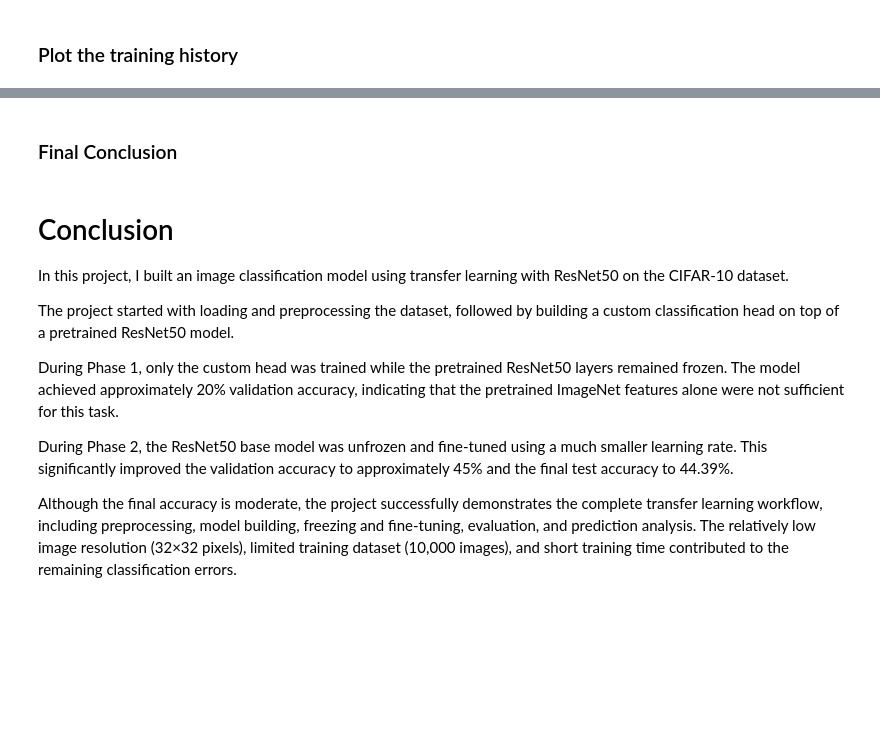
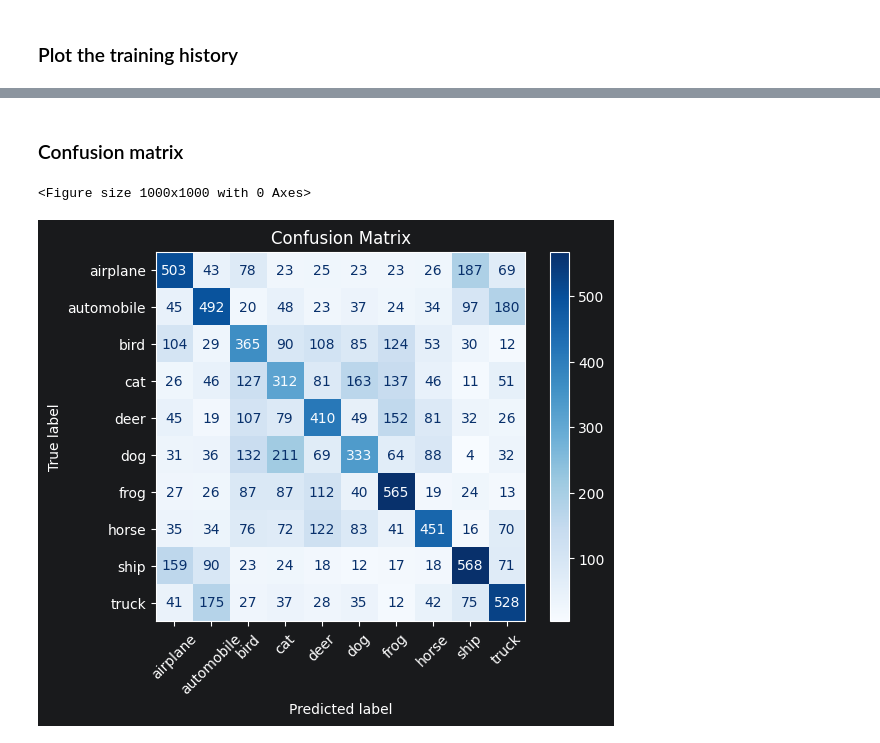
Before and after one commit to pavlovamarija-sys/CIFAR10-Computer-Vision-Transfer-Learning, a Jupyter notebook: notebooks/cifar10_transfer_learning.ipynb, the cells around one changed output, grey strips where cells are left out. Drawn from its saved outputs; the diff is of its cells as text; code cells hidden in the pictures; blank space fills up the shorter version.

Commit message:
Complete CIFAR-10 transfer learning project

```diff
--- a/notebooks/cifar10_transfer_learning.ipynb
+++ b/notebooks/cifar10_transfer_learning.ipynb
@@ -387,14 +391,19 @@ plt.show()
-# %% [markdown]
-### Final Conclusion
-# %% [markdown]
-# Conclusion
-
-In this project, I built an image classification model using transfer learning with ResNet50 on the CIFAR-10 dataset.
-
-The project started with loading and preprocessing the dataset, followed by building a custom classification head on top of a pretrained ResNet50 model.
-
-During Phase 1, only the custom head was trained while the pretrained ResNet50 layers remained frozen. The model achieved approximately 20% validation accuracy, indicating that the pretrained ImageNet features alone were not sufficient for this task.
-
-During Phase 2, the ResNet50 base model was unfrozen and fine-tuned using a much smaller learning rate. This significantly improved the validation accuracy to approximately 45% and the final test accuracy to 44.39%.
-
-Although the final accuracy is moderate, the project successfully demonstrates the complete transfer learning workflow, including preprocessing, model building, freezing and fine-tuning, evaluation, and prediction analysis. The relatively low image resolution (32×32 pixels), limited training dataset (10,000 images), and short training time contributed to the remaining classification errors.
+# %% [markdown]
+### Confusion matrix
+# %%
+from sklearn.metrics import confusion_matrix, ConfusionMatrixDisplay
+
+cm = confusion_matrix(true_labels, predicted_labels)
+
+disp = ConfusionMatrixDisplay(
+    confusion_matrix=cm,
+    display_labels=class_names
+)
+
+plt.figure(figsize=(10, 10))
+disp.plot(cmap="Blues", xticks_rotation=45)
+plt.title("Confusion Matrix")
+plt.show()
+# %% [output]
+<Figure size 1000x1000 with 0 Axes>
+[figure, added]
```
Also changed, not shown: parts of 18 cells of this notebook.
